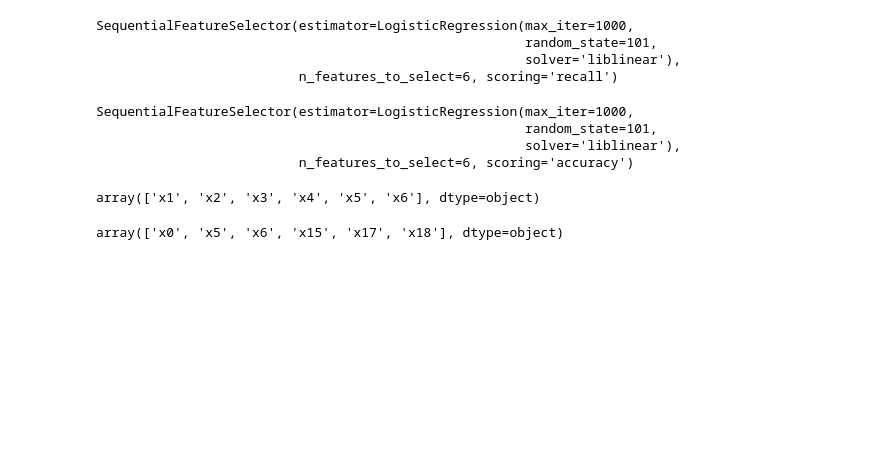
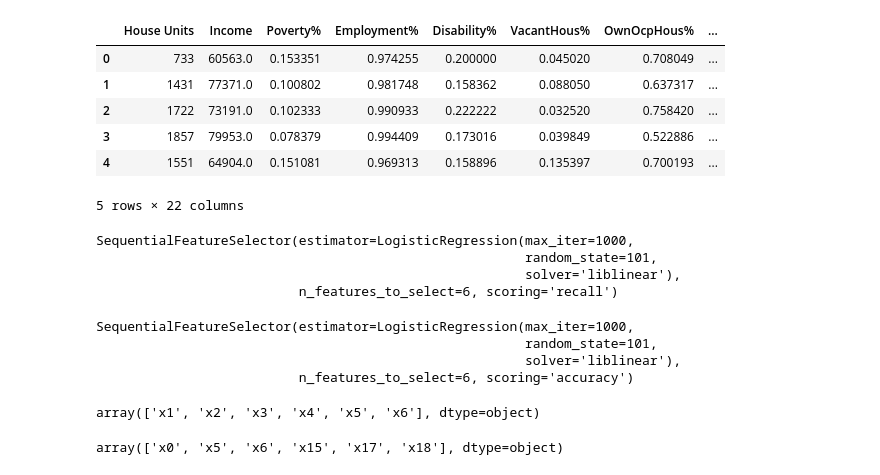
Before and after one commit to JocelArcelona/Bank-Deserts-Phenomenon, a Jupyter notebook: visualization/feature_importance_visuals.ipynb, the cells around one changed output. Drawn from its saved outputs; the diff is of its cells as text; code cells hidden in the pictures; blank space fills up the shorter version.

```diff
--- a/visualization/feature_importance_visuals.ipynb
+++ b/visualization/feature_importance_visuals.ipynb
@@ -11,6 +16,16 @@ import matplotlib.pyplot as plt
 # %%
 # loading the modeling data into a dataframe
 bank_desert_df = pd.read_parquet('../census_with_bsd.parquet')
+# %%
+bank_desert_df.head()
+# %% [output]
+|  | House Units | Income | Poverty% | Employment% | Disability% | VacantHous% | OwnOcpHous% | ... |
+| 0 | 733 | 60563.0 | 0.153351 | 0.974255 | 0.200000 | 0.045020 | 0.708049 | ... |
+| 1 | 1431 | 77371.0 | 0.100802 | 0.981748 | 0.158362 | 0.088050 | 0.637317 | ... |
+| 2 | 1722 | 73191.0 | 0.102333 | 0.990933 | 0.222222 | 0.032520 | 0.758420 | ... |
+| 3 | 1857 | 79953.0 | 0.078379 | 0.994409 | 0.173016 | 0.039849 | 0.522886 | ... |
+| 4 | 1551 | 64904.0 | 0.151081 | 0.969313 | 0.158896 | 0.135397 | 0.700193 | ... |
+5 rows × 22 columns
 # %%
 # creating dummy variables for categorical columns
 bank_desert_df = pd.get_dummies(bank_desert_df, columns=['Majority Race', 'Majority Gender', 'Community Type', 'Majority Age'], drop_first=True, dtype=int)
```
Also changed, not shown: parts of 1 cell of this notebook, 2 other files.
